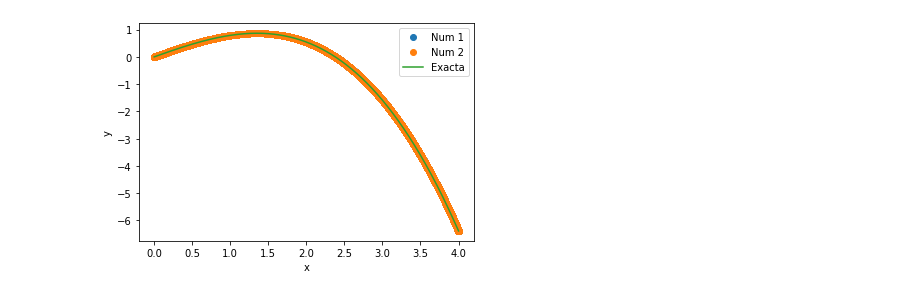
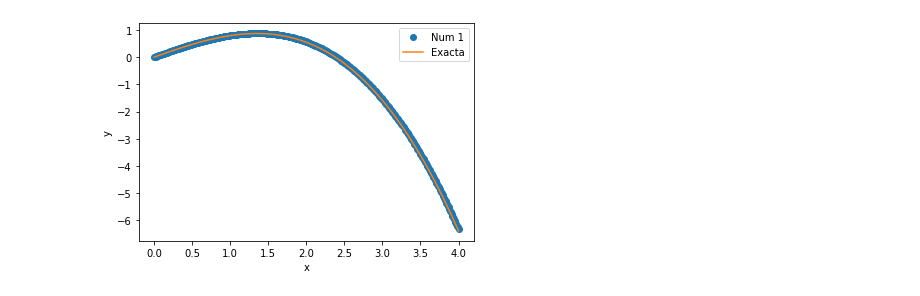
Before and after one commit to EsTrivial/numeric-edo, a Jupyter notebook: eurler.ipynb, the cells around one changed output. Saved outputs shown, nothing was run; the diff lists cells and outputs as text; code cells hidden in the pictures.

```diff
--- a/eurler.ipynb
+++ b/eurler.ipynb
@@ -5,30 +252,25 @@ from myfuncs import *
 # %%
 def F(y,x):
-    F = zeros(2)
+    F = zeros(2) # definición de vector de 2 componentes
     F[0] = y[1]
     F[1] = -0.1*y[1] - x
     return F
-
 
 # Instante inicial
 x0 = 0.0
 # Instante final
 xStop = 4.0
 # Valores iniciales
-y0 = array([0.0, 1.0])
+y0 = [0.0, 1.0]
 
 # Tamaño del paso
-h = 0.0001
+h = 0.01
 # solución mediante el método de Euler
 X,Y = euler(F,x0,y0,xStop,h)
 
 # Solución exacta
 yExact = 100.0*X - 5.0*X**2 + 990.0*(exp(-0.1*X) - 1.0)
 
-
-#printSoln(X,Y,0,yExact)
-x = arange (x0 ,xStop+h ,h)
-y = odeint (fun , y0 , x)
-dibujar(X,Y,y,yExact)
+dibujar(X,Y,yExact)
 # %% [output]
-[figure, old version]
+[figure, new version]
```
Also changed, not shown: parts of 23 cells of this notebook.
